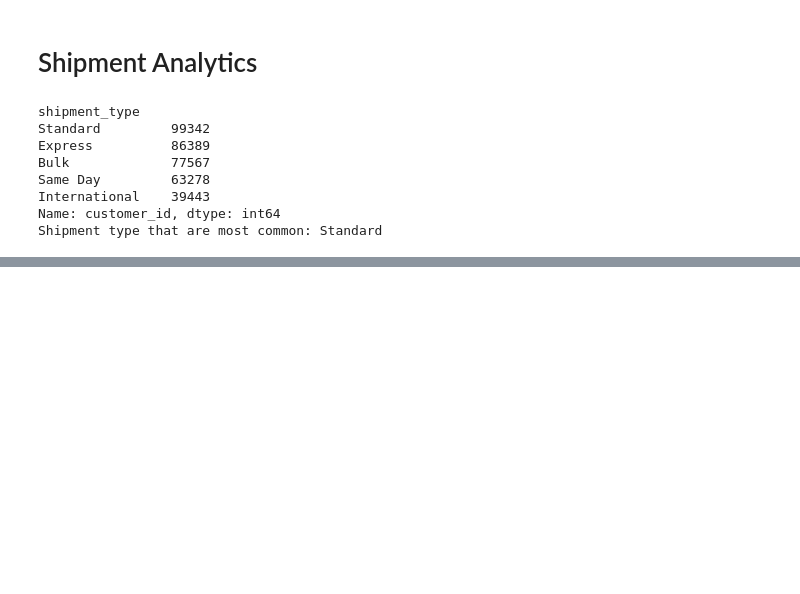
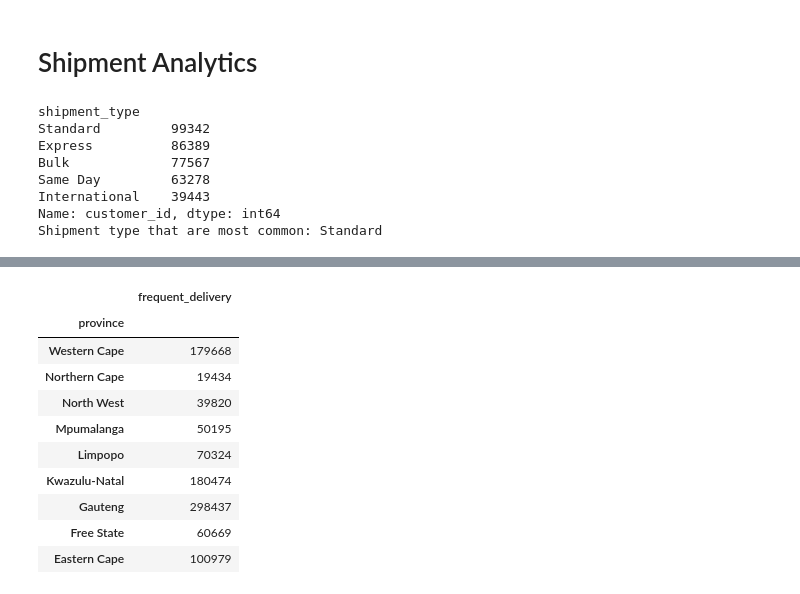
Before and after one commit to jilyanga2/Logistics-And-Delivery-Intelligence, a Jupyter notebook: feature-engineering.ipynb, the cells around one changed output, grey strips where cells are left out. Drawn from its saved outputs; the diff is of its cells as text; code cells hidden in the pictures; blank space fills up the shorter version.

```diff
--- a/feature-engineering.ipynb
+++ b/feature-engineering.ipynb
@@ -811,4 +811,15 @@ Same Day         63278
 International    39443
 Name: customer_id, dtype: int64
 Shipment type that are most common: Standard
+# %%
+deliveries_cleaned = pd.read_csv("cleaned_supplyguard_data/deliveries_cleaned.csv")
+# %%
+shipments_cleaned = pd.read_csv("cleaned_supplyguard_data/shipments_cleaned.csv")
+# %%
+delship = pd.merge(
+    deliveries_cleaned,
+    shipments_cleaned,
+    on="shipment_id",
+    how="left"
+)
 # %%
@@ -824,7 +837,20 @@ dtype: object
+# %%
+cust = delship.merge(customers_cleaned)
+cust
 # %%
-#Which delivery method are most frequently used?
-delivery_count = (
-    shipments_cleaned.groupby('delivery_method')['customer_id'].nunique().sort_values(ascending=False)
-)
-print(delivery_count)
-print("Shipment type that are most common:", delivery_count())
+#9. Which province generates the most shipment volume?
+province = cust.groupby("province").agg(frequent_delivery=("shipment_id","count"))
+province.reset_index()
+province.sort_values(by='province', ascending=False)
+# %% [output]
+|  | frequent_delivery |
+| province |  |
+| Western Cape | 179668 |
+| Northern Cape | 19434 |
+| North West | 39820 |
+| Mpumalanga | 50195 |
+| Limpopo | 70324 |
+| Kwazulu-Natal | 180474 |
+| Gauteng | 298437 |
+| Free State | 60669 |
+| Eastern Cape | 100979 |
```
Also changed, not shown: parts of 4 cells of this notebook.
